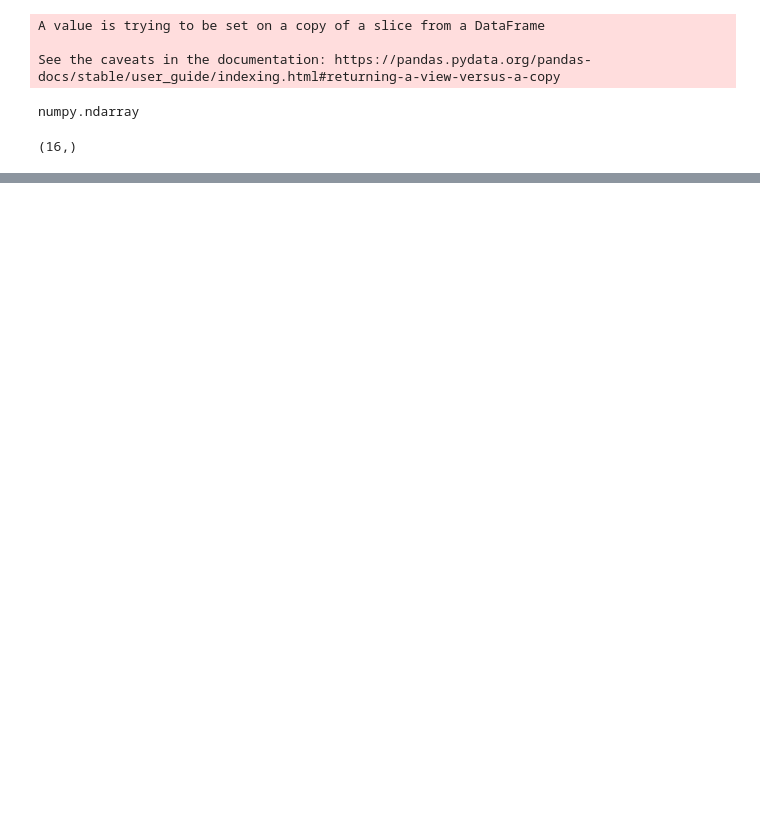
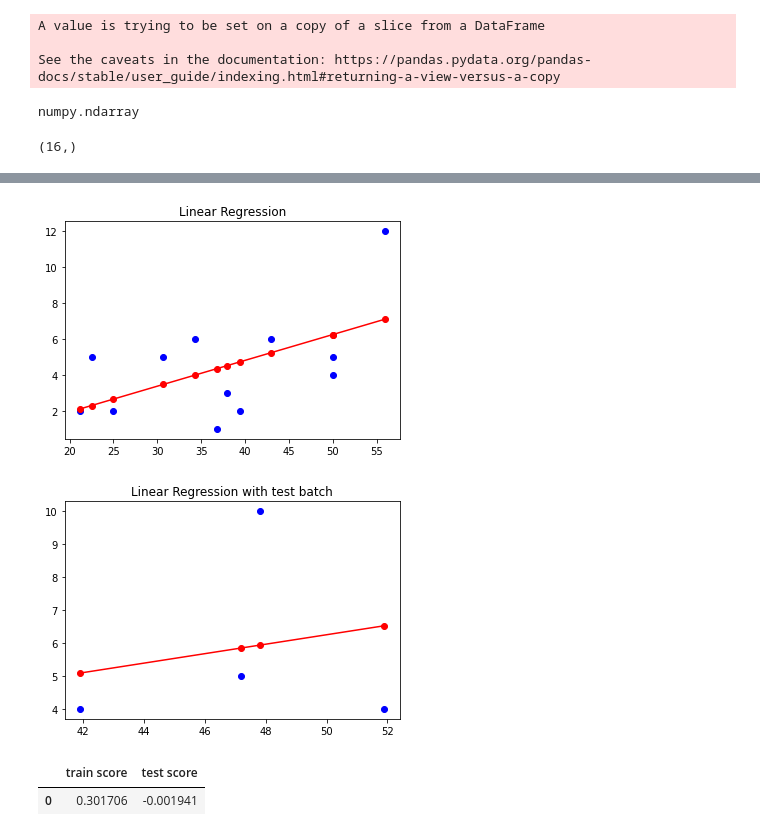
Before and after one commit to Jaraiz91/Javier_Araiz_TheBridge, a Jupyter notebook: week10_ML_competition_pca_kmeans/day1_gridsearch_pipelines/exercises/2.football_stats.ipynb, the cells around one changed output, grey strips where cells are left out. Saved outputs shown, nothing was run; the diff lists cells and outputs as text; code cells hidden in the pictures; blank space fills up the shorter version.

Commit message:
Regression and CF exercises

```diff
--- a/week10_ML_competition_pca_kmeans/day1_gridsearch_pipelines/exercises/2.football_stats.ipynb
+++ b/week10_ML_competition_pca_kmeans/day1_gridsearch_pipelines/exercises/2.football_stats.ipynb
@@ -130,0 +139,40 @@ get_poly_scores(x= x,y= y, dataframe=df, degrees=(2, 10))
+# %%
+def get_Linear_reg_scores(x,y):
+    train_score = []
+    test_score = []
+
+    x_train, x_test, y_train, y_test = train_test_split(x, y, test_size= 0.2, random_state= 42)
+    lin_model = LinearRegression(n_jobs=-1)
+    lin_model.fit(x_train, y_train)
+    train_score.append(lin_model.score(x_train, y_train))
+    y_test_predict = lin_model.predict(x_test)
+    test_score.append(r2_score(y_test, y_test_predict))
+    y_train_predict = lin_model.predict(x_train)
+
+
+    X_train_to_show, y_train_to_show = zip(*sorted(zip(x_train, y_train)))
+    plt.scatter(X_train_to_show, y_train_to_show, color='b')
+    X_train_to_show, y_pred = zip(*sorted(zip(x_train, y_train_predict)))
+    plt.plot(X_train_to_show, y_pred, color='red')
+    plt.scatter(X_train_to_show, y_pred, color='red')
+    plt.title("Linear Regression")
+    plt.show()
+
+    X_test_to_show, y_test_to_show = zip(*sorted(zip(x_test, y_test)))
+    plt.scatter(X_test_to_show, y_test_to_show, color='b')
+    X_test_to_show, y_pred = zip(*sorted(zip(x_test, y_test_predict)))
+    plt.plot(X_test_to_show, y_pred, color='red')
+    plt.scatter(X_test_to_show, y_pred, color='red')
+    plt.title("Linear Regression with test batch")
+    plt.show()
+
+    dic_scores = {'train score': train_score, 'test score': test_score}
+    scores_df = pd.DataFrame(dic_scores)
+    return scores_df
+# %%
+get_Linear_reg_scores(x,y)
+# %% [output]
+[figure, added]
+[figure, added]
+|  | train score | test score |
+| 0 | 0.301706 | -0.001941 |
```
Also changed, not shown: parts of 29 cells of this notebook, 9 other files.
